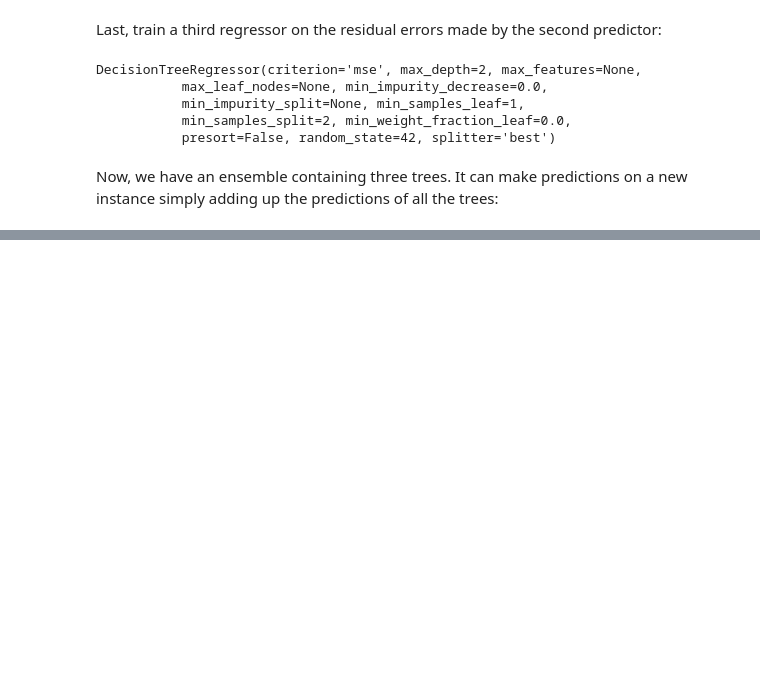
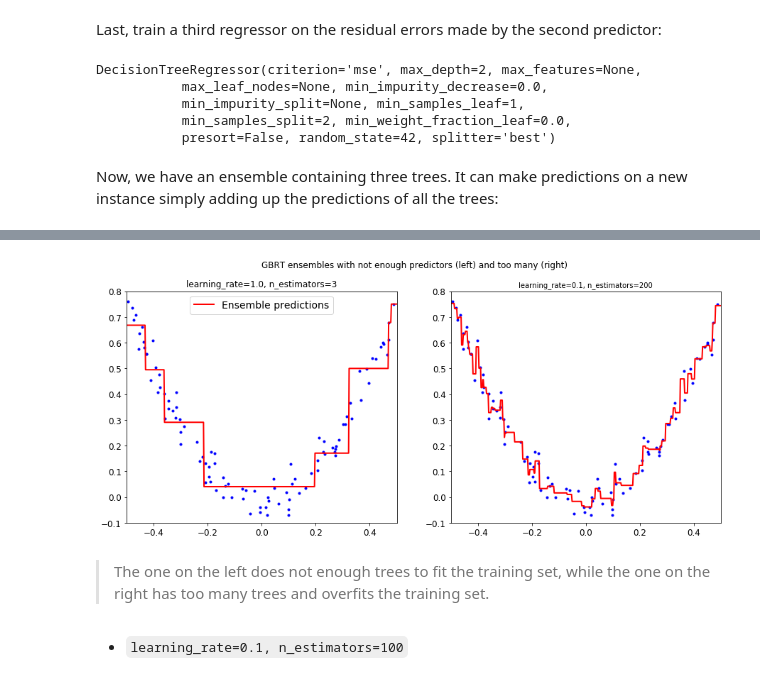
Before and after one commit to libingallin/Handson_ML, a Jupyter notebook: ch7_ensemble_learning_and_rf.ipynb, the cells around one changed output, grey strips where cells are left out. Drawn from its saved outputs; the diff is of its cells as text; code cells hidden in the pictures; blank space fills up the shorter version.

Commit message:
Finish ch7 Ensemble Learning

```diff
--- a/ch7_ensemble_learning_and_rf.ipynb
+++ b/ch7_ensemble_learning_and_rf.ipynb
@@ -651,0 +654,6 @@ plt.show()
+# %%
+from sklearn.ensemble import GradientBoostingRegressor
+
+gbrt = GradientBoostingRegressor(max_depth=2, n_estimators=3,
+                                 learning_rate=1.0, random_state=42)
+gbrt.fit(X, y)
@@ -651,0 +670,4 @@ plt.show()
+# %%
+gbrt_slow = GradientBoostingRegressor(max_depth=2, n_estimators=200,
+                                      learning_rate=0.1, random_state=42)
+gbrt_slow.fit(X, y)
@@ -651,0 +682,20 @@ plt.show()
+# %%
+plt.figure(figsize=(15, 6))
+
+plt.subplot(121)
+plot_predictions([gbrt], X, y, axes=[-0.5, 0.5, -0.1, 0.8],
+                 label="Ensemble predictions")
+plt.title("learning_rate={}, n_estimators={}".format(gbrt.learning_rate, gbrt.n_estimators), fontsize=12)
+
+plt.subplot(122)
+plot_predictions([gbrt_slow], X, y, axes=[-0.5, 0.5, -0.1, 0.8])
+plt.title("learning_rate={}, n_estimators={}".format(gbrt_slow.learning_rate, gbrt_slow.n_estimators), fontsize=10)
+
+plt.suptitle("GBRT ensembles with not enough predictors (left) and too many (right)", fontsize=12)
+plt.show()
+# %% [output]
+[figure, added]
+# %% [markdown]
+> The one on the left does not enough trees to fit the training set, while the one on the right has too many trees and overfits the training set.
+# %% [markdown]
++ `learning_rate=0.1, n_estimators=100`
```
Also changed, not shown: parts of 33 cells of this notebook.
